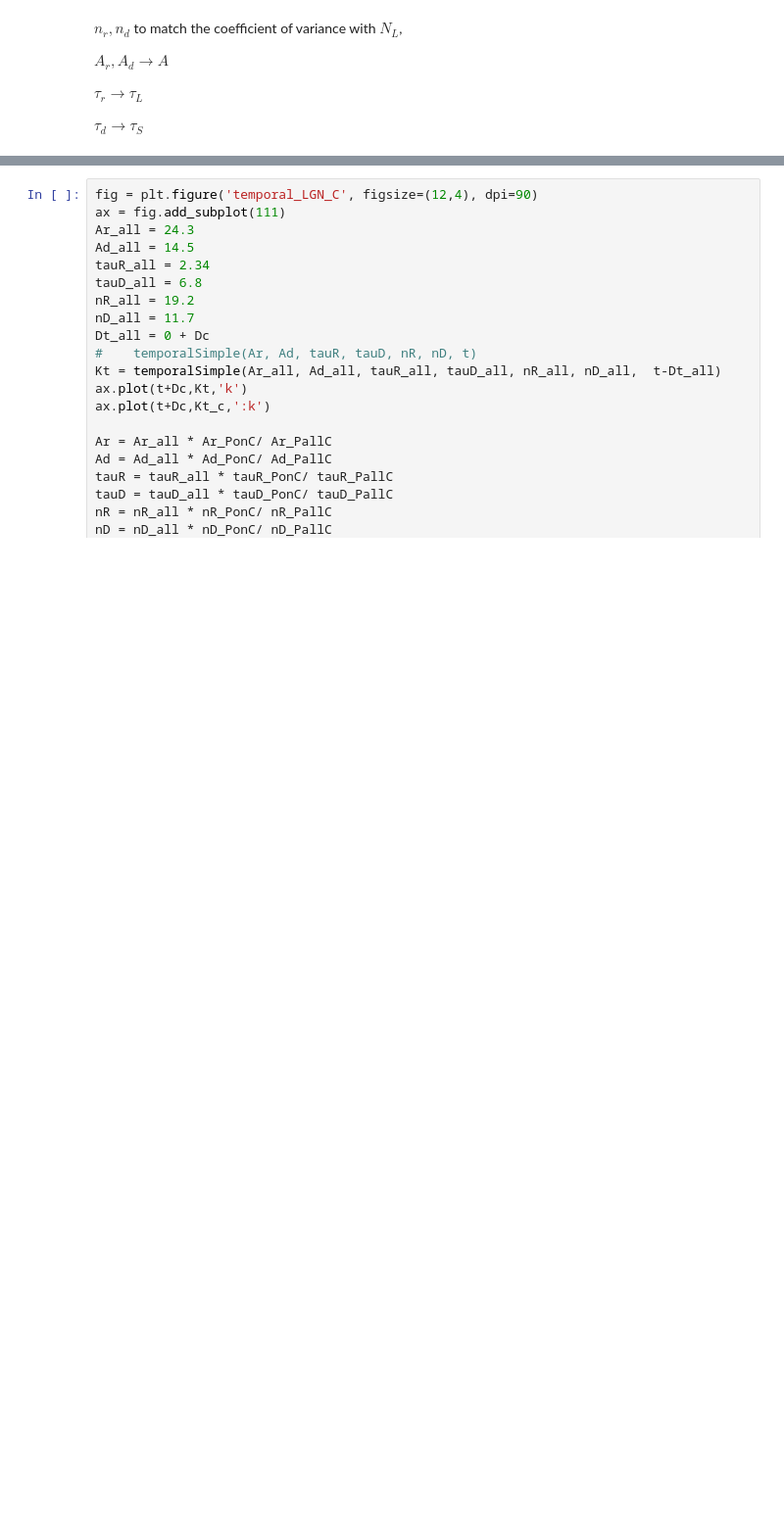
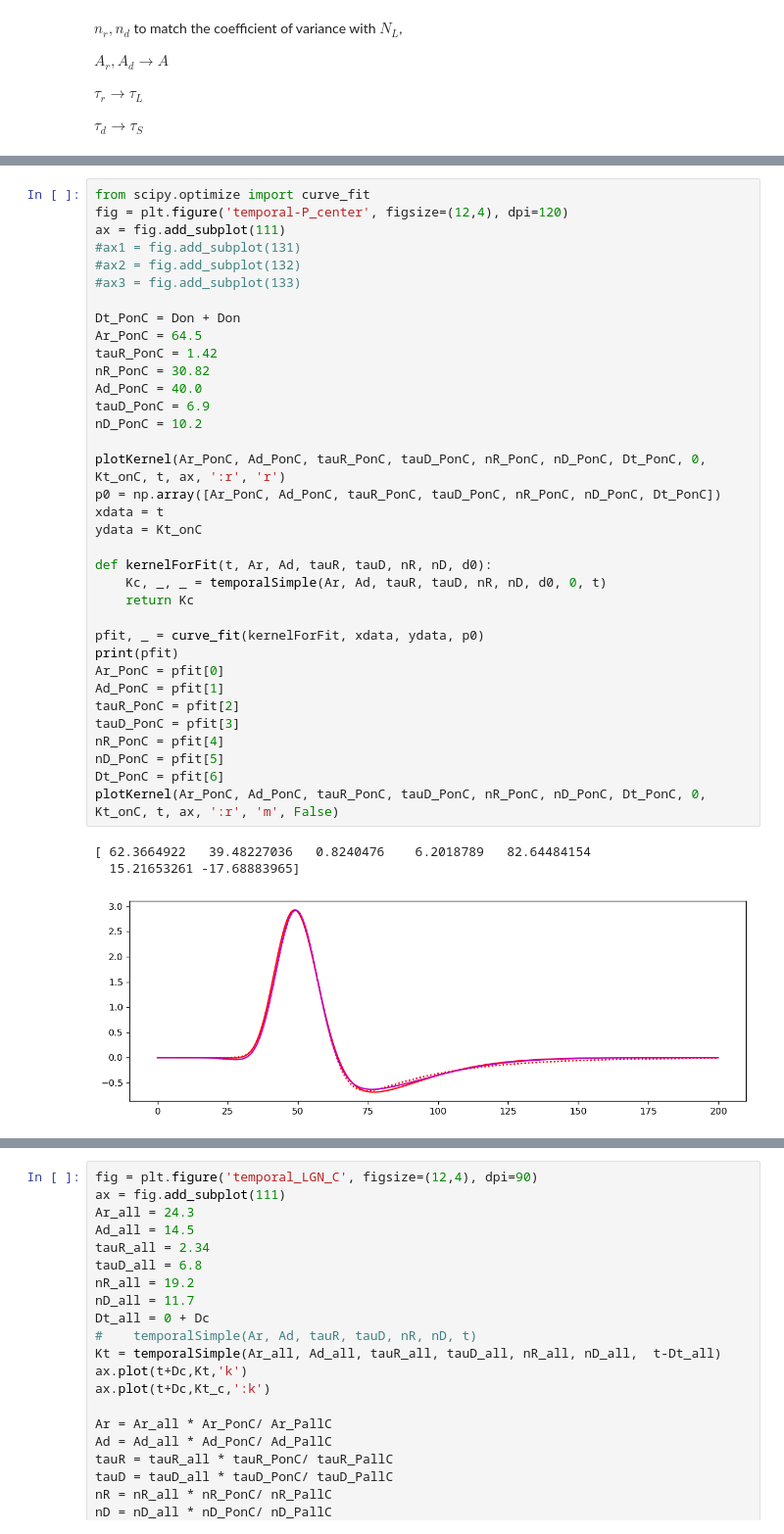
Before and after one commit to g13/patchV1, a Jupyter notebook: LGN_kernel.ipynb, the cells around one changed output, grey strips where cells are left out. Shown at 98% size. Saved outputs shown, nothing was run; the diff lists cells and outputs as text; blank space fills up the shorter version.

```diff
--- a/LGN_kernel.ipynb
+++ b/LGN_kernel.ipynb
@@ -102,0 +109,39 @@ Kt_allC = temporalKernel(A, HS, tauS, NL, tauL, t)
+# %%
+from scipy.optimize import curve_fit
+fig = plt.figure('temporal-P_center', figsize=(12,4), dpi=120)
+ax = fig.add_subplot(111)
+#ax1 = fig.add_subplot(131)
+#ax2 = fig.add_subplot(132)
+#ax3 = fig.add_subplot(133)
+
+Dt_PonC = Don + Don
+Ar_PonC = 64.5
+tauR_PonC = 1.42
+nR_PonC = 30.82
+Ad_PonC = 40.0
+tauD_PonC = 6.9
+nD_PonC = 10.2
+
+plotKernel(Ar_PonC, Ad_PonC, tauR_PonC, tauD_PonC, nR_PonC, nD_PonC, Dt_PonC, 0, Kt_onC, t, ax, ':r', 'r')
+p0 = np.array([Ar_PonC, Ad_PonC, tauR_PonC, tauD_PonC, nR_PonC, nD_PonC, Dt_PonC])
+xdata = t
+ydata = Kt_onC
+
+def kernelForFit(t, Ar, Ad, tauR, tauD, nR, nD, d0):
+    Kc, _, _ = temporalSimple(Ar, Ad, tauR, tauD, nR, nD, d0, 0, t)
+    return Kc
+
+pfit, _ = curve_fit(kernelForFit, xdata, ydata, p0)
+print(pfit)
+Ar_PonC = pfit[0]
+Ad_PonC = pfit[1]
+tauR_PonC = pfit[2]
+tauD_PonC = pfit[3]
+nR_PonC = pfit[4]
+nD_PonC = pfit[5]
+Dt_PonC = pfit[6]
+plotKernel(Ar_PonC, Ad_PonC, tauR_PonC, tauD_PonC, nR_PonC, nD_PonC, Dt_PonC, 0, Kt_onC, t, ax, ':r', 'm', False)
+# %% [output]
+[ 62.3664922   39.48227036   0.8240476    6.2018789   82.64484154
+  15.21653261 -17.68883965]
+[figure, added]
```
Also changed, not shown: parts of 7 cells of this notebook.
